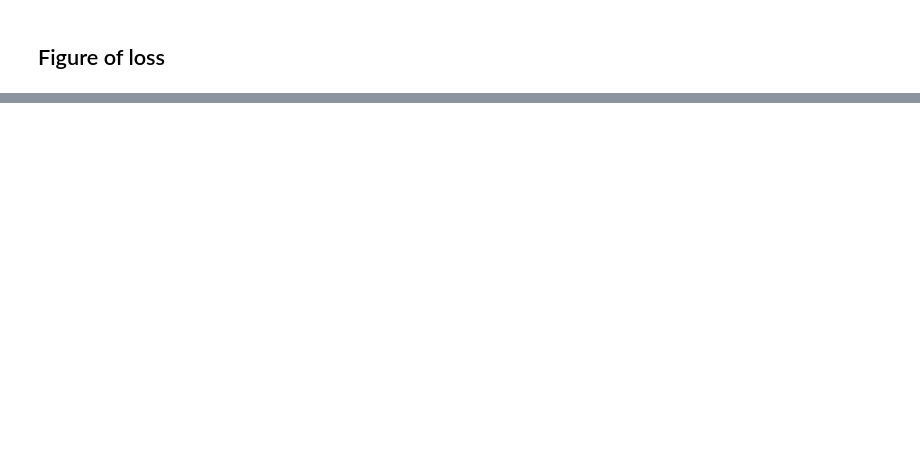
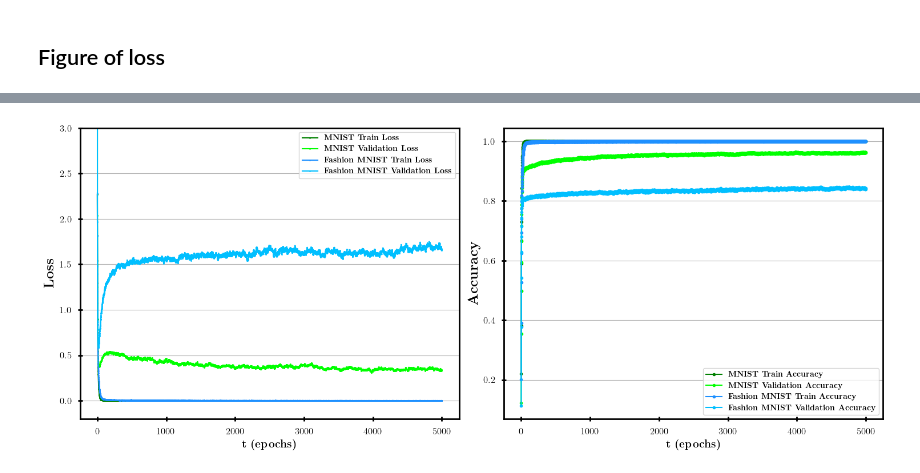
Before and after one commit to yusukeorito/My_reseach, a Jupyter notebook: Plot/Loss.ipynb, the cells around one changed output, grey strips where cells are left out. Cells and saved outputs as stored; diff of their text form; code cells hidden in the pictures; blank space fills up the shorter version.

```diff
--- a/Plot/Loss.ipynb
+++ b/Plot/Loss.ipynb
@@ -83,0 +80,34 @@ ax.legend()
+# %%
+fig, (ax1, ax2) = plt.subplots(1, 2, figsize=(15, 6))  # 1行2列のサブプロットを作成
+
+# 左側のグラフ
+ax1.plot(Mloss['loss'], marker='.', linestyle='-', color='green', markersize=2, label=r'\textbf{MNIST Train Loss}')
+ax1.plot(Mloss['val_loss'], marker='.', linestyle='-', color='lime', markersize=2, label=r'\textbf{MNIST Validation Loss}')
+ax1.plot(Floss['loss'], marker='.', linestyle='-', color='dodgerblue', markersize=2, label=r'\textbf{Fashion MNIST Train Loss}')
+ax1.plot(Floss['val_loss'], marker='.', linestyle='-', color='deepskyblue', markersize=2, label=r'\textbf{Fashion MNIST Validation Loss}')
+ax1.set_xlabel(r'\textbf{t (epochs)}',fontsize=14)
+ax1.set_ylabel(r'\textbf{Loss}', fontsize=18)
+ax1.set_ylim(-0.2, 3)
+ax1.tick_params(axis='both', which='major', labelsize=12, width=2, length=6, direction='inout', pad=8)
+ax1.tick_params(axis='both', which='minor', labelsize=10, width=1.5, length=4, direction='inout', pad=6)
+ax1.grid(axis='y')
+plt.setp(ax1.spines.values(), linewidth=2)  # 枠線の太さを変更
+ax1.legend()
+
+# 右側のグラフ
+ax2.plot(Mloss['accuracy'],marker='.', linestyle='-',color='green',label=r'\textbf{MNIST Train Accuracy}')
+ax2.plot(Mloss['val_accuracy'],marker='.', linestyle='-', color='lime',label=r'\textbf{MNIST Validation Accuracy}')
+ax2.plot(Floss['accuracy'],marker='.', linestyle='-',color='dodgerblue',label=r'\textbf{Fashion MNIST Train Accuracy}')
+ax2.plot(Floss['val_accuracy'],marker='.', linestyle='-', color='deepskyblue',label=r'\textbf{Fashion MNIST Validation Accuracy}')
+ax2.set_xlabel(r'\textbf{t (epochs)}',fontsize=14)
+ax2.set_ylabel(r'\textbf{Accuracy}', fontsize=18)
+ax2.tick_params(axis='both', which='major', labelsize=12, width=2, length=6, direction='inout', pad=8)
+ax2.tick_params(axis='both', which='minor', labelsize=10, width=1.5, length=4, direction='inout', pad=6)
+ax2.grid(axis='y')
+ax2.legend()
+plt.setp(ax2.spines.values(), linewidth=2)  # 枠線の太さを変更
+
+plt.tight_layout()  # グラフの間隔を自動調整して見やすくする
+plt.show()
+# %% [output]
+[figure, added]
```
Also changed, not shown: parts of 8 cells of this notebook, 5 other files.
